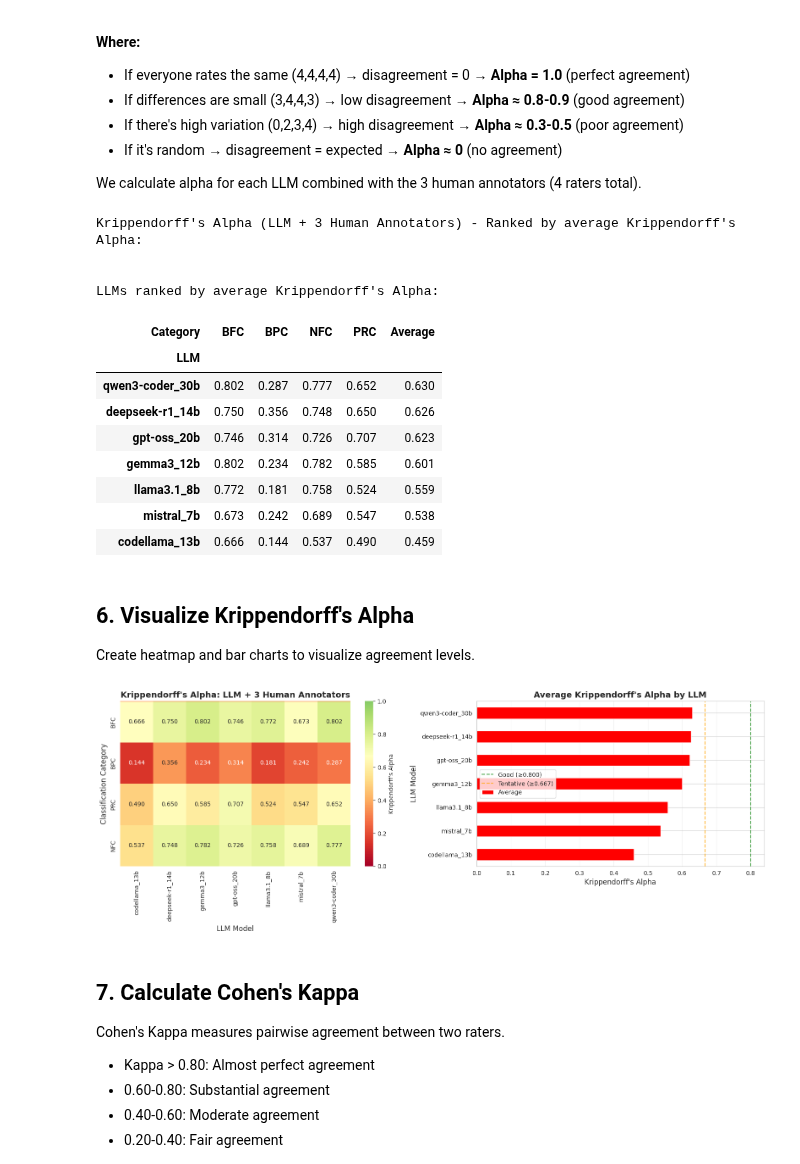
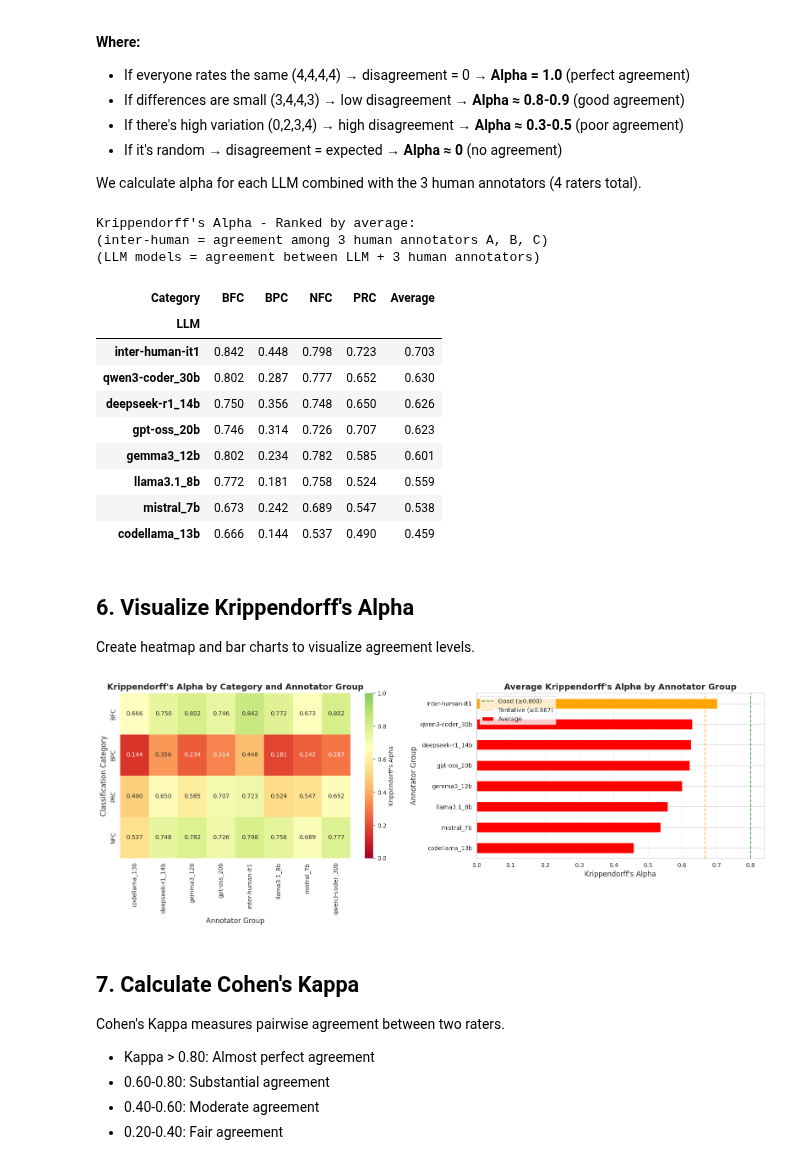
Before and after one commit to Maes95/llm-commit-classification, a Jupyter notebook: analysis/disagreement_analysis.ipynb, the cells around one changed output. Saved outputs shown, nothing was run; the diff lists cells and outputs as text; code cells hidden in the pictures.

Commit message:
Add human inter-results

```diff
--- a/analysis/disagreement_analysis.ipynb
+++ b/analysis/disagreement_analysis.ipynb
@@ -347,6 +347,16 @@ def calculate_krippendorff_alpha(df, annotators, classification_col):
 # Calculate Krippendorff's Alpha for each LLM + 3 humans
 krippendorff_results = []
 
+# Add inter-human agreement as baseline
+for category in classification_cols:
+    alpha = calculate_krippendorff_alpha(validation_df, human_annotators, category)
+    krippendorff_results.append({
+        'LLM': 'inter-human-it1',
+        'Category': category.upper(),
+        'Krippendorff_Alpha': alpha
+    })
+
+# Add LLM + 3 humans results
 for llm in llm_annotators:
     for category in classification_cols:
         # Combine LLM with 3 human annotators
@@ -365,20 +375,21 @@ krippendorff_df = pd.DataFrame(krippendorff_results)
 # Pivot for better visualization
 krippendorff_pivot = krippendorff_df.pivot(index='LLM', columns='Category', values='Krippendorff_Alpha')
 
-print("Krippendorff's Alpha (LLM + 3 Human Annotators) - Ranked by average Krippendorff's Alpha:")
+print("Krippendorff's Alpha - Ranked by average:")
+print("(inter-human = agreement among 3 human annotators A, B, C)")
+print("(LLM models = agreement between LLM + 3 human annotators)")
 # Calculate average alpha per LLM
 krippendorff_pivot['Average'] = krippendorff_pivot.mean(axis=1)
 krippendorff_sorted = krippendorff_pivot.sort_values('Average', ascending=False)
 
-print("\n\nLLMs ranked by average Krippendorff's Alpha:")
 display(krippendorff_sorted.round(3))
 # %% [output]
-Krippendorff's Alpha (LLM + 3 Human Annotators) - Ranked by average Krippendorff's Alpha:
-
-
-LLMs ranked by average Krippendorff's Alpha:
+Krippendorff's Alpha - Ranked by average:
+(inter-human = agreement among 3 human annotators A, B, C)
+(LLM models = agreement between LLM + 3 human annotators)
 | Category | BFC | BPC | NFC | PRC | Average |
 | LLM |  |  |  |  |  |
+| inter-human-it1 | 0.842 | 0.448 | 0.798 | 0.723 | 0.703 |
 | qwen3-coder_30b | 0.802 | 0.287 | 0.777 | 0.652 | 0.630 |
 | deepseek-r1_14b | 0.750 | 0.356 | 0.748 | 0.650 | 0.626 |
 | gpt-oss_20b | 0.746 | 0.314 | 0.726 | 0.707 | 0.623 |
@@ -393,37 +404,35 @@ Create heatmap and bar charts to visualize agreement levels.
 # %%
 # Heatmap of Krippendorff's Alpha
 fig, (ax1, ax2) = plt.subplots(1, 2, figsize=(16, 6))
 
 # Heatmap - use uppercase column names
 category_cols_upper = [col.upper() for col in classification_cols]
 sns.heatmap(krippendorff_pivot[category_cols_upper].T,
             annot=True, fmt='.3f', cmap='RdYlGn', center=0.667,
             vmin=0, vmax=1, cbar_kws={'label': "Krippendorff's Alpha"},
             ax=ax1)
-ax1.set_title("Krippendorff's Alpha: LLM + 3 Human Annotators", fontsize=14, fontweight='bold')
-ax1.set_xlabel('LLM Model', fontsize=12)
+ax1.set_title("Krippendorff's Alpha by Category and Annotator Group", fontsize=14, fontweight='bold')
+ax1.set_xlabel('Annotator Group', fontsize=12)
 ax1.set_ylabel('Classification Category', fontsize=12)
-
-# Add reference lines for interpretation
-ax1.axhline(y=0, color='red', linewidth=2, alpha=0.3)
 
 # Bar chart of average alpha
 avg_alpha = krippendorff_pivot['Average'].sort_values(ascending=True)
-colors = ['green' if x >= 0.800 else 'orange' if x >= 0.667 else 'red' for x in avg_alpha]
+colors = ['blue' if idx == 'inter-human' else 'green' if x >= 0.800 else 'orange' if x >= 0.667 else 'red'
+          for idx, x in zip(avg_alpha.index, avg_alpha.values)]
 avg_alpha.plot(kind='barh', ax=ax2, color=colors)
-ax2.set_title('Average Krippendorff\'s Alpha by LLM', fontsize=14, fontweight='bold')
+ax2.set_title('Average Krippendorff\'s Alpha by Annotator Group', fontsize=14, fontweight='bold')
 ax2.set_xlabel("Krippendorff's Alpha", fontsize=12)
-ax2.set_ylabel('LLM Model', fontsize=12)
+ax2.set_ylabel('Annotator Group', fontsize=12)
 ax2.axvline(x=0.800, color='green', linestyle='--', label='Good (≥0.800)', alpha=0.7)
 ax2.axvline(x=0.667, color='orange', linestyle='--', label='Tentative (≥0.667)', alpha=0.7)
 ax2.legend()
 ax2.grid(axis='x', alpha=0.3)
 
 plt.tight_layout()
 plt.savefig('figures/krippendorff_alpha_analysis.png', dpi=300, bbox_inches='tight')
 plt.show()
 # %% [output]
-[figure, old version]
+[figure, new version]
 # %% [markdown]
 ## 7. Calculate Cohen's Kappa
 
```
Also changed, not shown: 3 other files.
